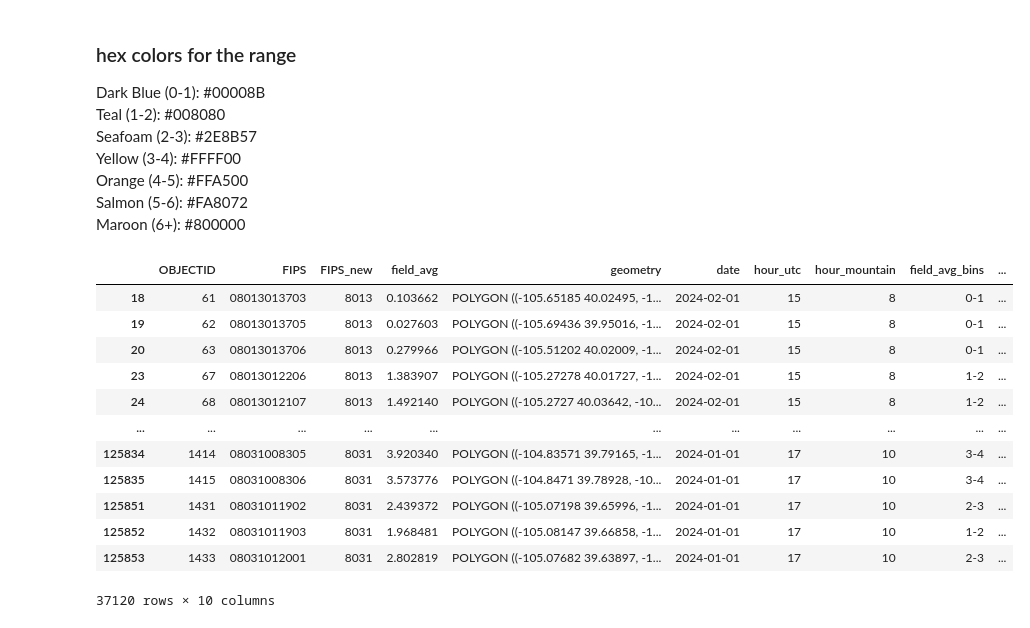
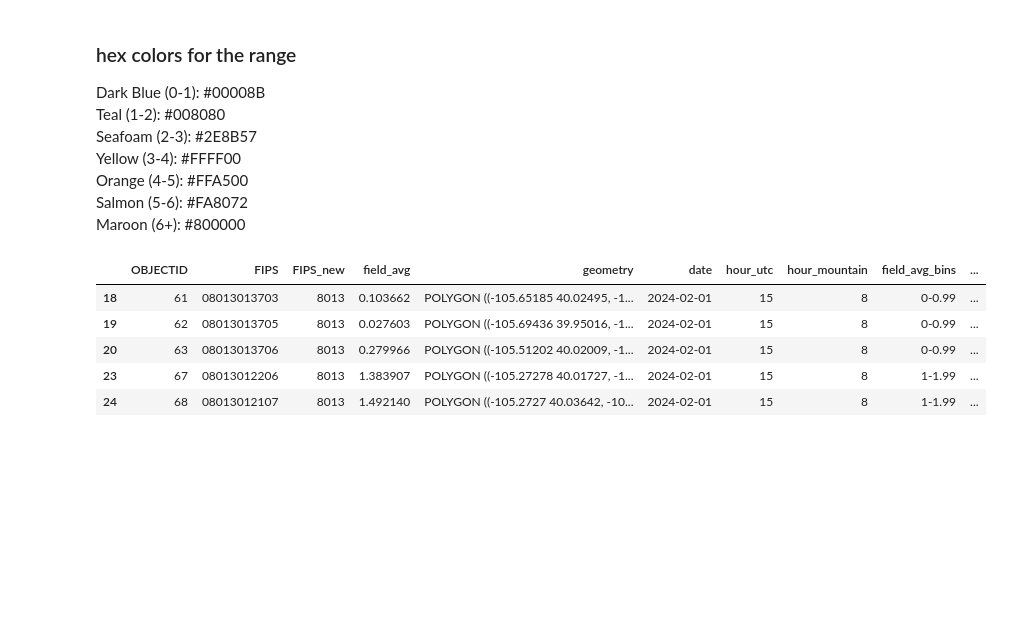
Before and after one commit to sararunkel/tempo-site, a Jupyter notebook: data/textile-source/textile_pattern_data.ipynb, the cells around one changed output. Saved outputs shown, nothing was run; the diff lists cells and outputs as text; code cells hidden in the pictures; blank space fills up the shorter version.

```diff
--- a/data/textile-source/textile_pattern_data.ipynb
+++ b/data/textile-source/textile_pattern_data.ipynb
@@ -189,6 +119,6 @@ joined_gdf = census_gdf.merge(filtered_gdf, on='FIPS_new', how='inner')  # Chang
 # %%
-bins = [0, 1, 2, 3, 4, 5, 6, float('inf')]
-bin_labels = ['0-1', '1-2', '2-3', '3-4', '4-5', '5-6', '6+']
+bins = [0, 1, 2, 3, 4, 5, 6, 7, float('inf')]
+bin_labels = ['0-0.99', '1-1.99', '2-2.99', '3-3.99', '4-4.99', '5-5.99', '6-6.99', '7+']
 
 filtered_gdf['field_avg_bins'] = pd.cut(filtered_gdf['field_avg'], bins=bins, labels=bin_labels, right=False)
 monthly_gdf['field_avg_bins'] = pd.cut(monthly_gdf['field_avg'], bins=bins, labels=bin_labels, right=False)
@@ -235,21 +165,14 @@ Salmon (5-6): #FA8072
 Maroon (6+): #800000
 # %%
 filtered_gdf['color'] = filtered_gdf['field_avg_bins'].map(color_map)
-filtered_gdf
+filtered_gdf.head()
 # %% [output]
 |  | OBJECTID | FIPS | FIPS_new | field_avg | geometry | date | hour_utc | hour_mountain | field_avg_bins | ... |
-| 18 | 61 | 08013013703 | 8013 | 0.103662 | POLYGON ((-105.65185 40.02495, -1... | 2024-02-01 | 15 | 8 | 0-1 | ... |
-| 19 | 62 | 08013013705 | 8013 | 0.027603 | POLYGON ((-105.69436 39.95016, -1... | 2024-02-01 | 15 | 8 | 0-1 | ... |
-| 20 | 63 | 08013013706 | 8013 | 0.279966 | POLYGON ((-105.51202 40.02009, -1... | 2024-02-01 | 15 | 8 | 0-1 | ... |
-| 23 | 67 | 08013012206 | 8013 | 1.383907 | POLYGON ((-105.27278 40.01727, -1... | 2024-02-01 | 15 | 8 | 1-2 | ... |
-| 24 | 68 | 08013012107 | 8013 | 1.492140 | POLYGON ((-105.2727 40.03642, -10... | 2024-02-01 | 15 | 8 | 1-2 | ... |
-| ... | ... | ... | ... | ... | ... | ... | ... | ... | ... | ... |
-| 125834 | 1414 | 08031008305 | 8031 | 3.920340 | POLYGON ((-104.83571 39.79165, -1... | 2024-01-01 | 17 | 10 | 3-4 | ... |
-| 125835 | 1415 | 08031008306 | 8031 | 3.573776 | POLYGON ((-104.8471 39.78928, -10... | 2024-01-01 | 17 | 10 | 3-4 | ... |
-| 125851 | 1431 | 08031011902 | 8031 | 2.439372 | POLYGON ((-105.07198 39.65996, -1... | 2024-01-01 | 17 | 10 | 2-3 | ... |
-| 125852 | 1432 | 08031011903 | 8031 | 1.968481 | POLYGON ((-105.08147 39.66858, -1... | 2024-01-01 | 17 | 10 | 1-2 | ... |
-| 125853 | 1433 | 08031012001 | 8031 | 2.802819 | POLYGON ((-105.07682 39.63897, -1... | 2024-01-01 | 17 | 10 | 2-3 | ... |
+| 18 | 61 | 08013013703 | 8013 | 0.103662 | POLYGON ((-105.65185 40.02495, -1... | 2024-02-01 | 15 | 8 | 0-0.99 | ... |
+| 19 | 62 | 08013013705 | 8013 | 0.027603 | POLYGON ((-105.69436 39.95016, -1... | 2024-02-01 | 15 | 8 | 0-0.99 | ... |
+| 20 | 63 | 08013013706 | 8013 | 0.279966 | POLYGON ((-105.51202 40.02009, -1... | 2024-02-01 | 15 | 8 | 0-0.99 | ... |
+| 23 | 67 | 08013012206 | 8013 | 1.383907 | POLYGON ((-105.27278 40.01727, -1... | 2024-02-01 | 15 | 8 | 1-1.99 | ... |
+| 24 | 68 | 08013012107 | 8013 | 1.492140 | POLYGON ((-105.2727 40.03642, -10... | 2024-02-01 | 15 | 8 | 1-1.99 | ... |
-37120 rows × 10 columns
 # %%
 # Exclude rows where 'field_avg' is NaN
 filtered_gdf = filtered_gdf.dropna(subset=['field_avg'])
```
Also changed, not shown: parts of 17 cells of this notebook, 8 other files.
